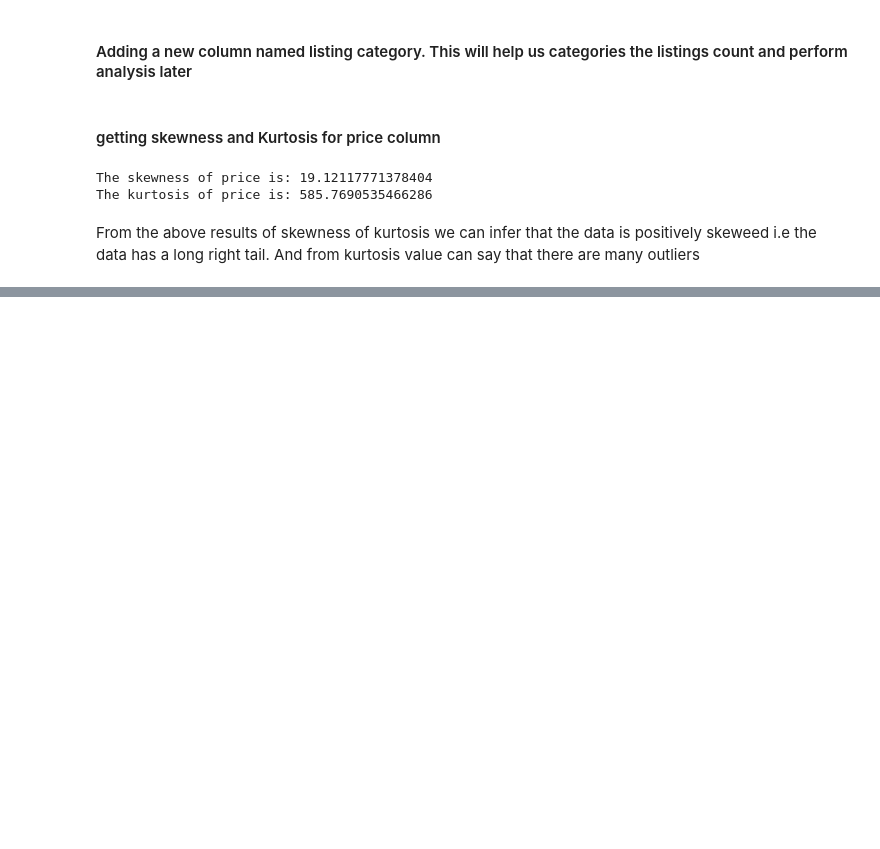
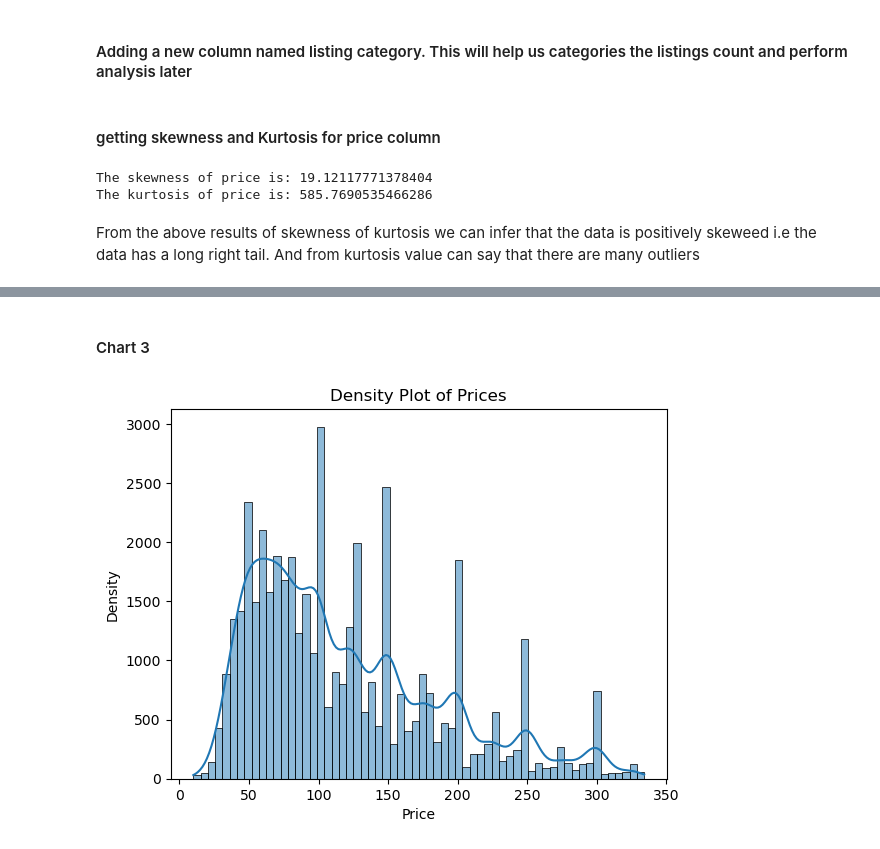
Before and after one commit to Laxmi884/EDA_Airbnb, a Jupyter notebook: Final.ipynb, the cells around one changed output, grey strips where cells are left out. Saved outputs shown, nothing was run; the diff lists cells and outputs as text; code cells hidden in the pictures; blank space fills up the shorter version.

```diff
--- a/Final.ipynb
+++ b/Final.ipynb
@@ -389,0 +392,9 @@ From the above results of skewness of kurtosis we can infer that the data is pos
+# %%
+Q1 = df['price'].quantile(0.25)
+Q3 = df['price'].quantile(0.75)
+IQR = Q3 - Q1
+df_without_outliers = df[(df['price'] >= (Q1 - 1.5 * IQR)) & (df['price'] <= (Q3 + 1.5 * IQR))]
+
+print(f"Number of rows before removing outliers: {len(df)}")
+print(f"Number of rows after removing outliers: {len(df_without_outliers)}")
+print(df_without_outliers.shape)
@@ -389,0 +512,12 @@ From the above results of skewness of kurtosis we can infer that the data is pos
+# %% [markdown]
+#### Chart 3
+# %%
+# chart 3 visualization code
+# Polting the density plot for price after removing outliers
+sns.histplot(df_without_outliers['price'],kde=True)
+plt.title('Density Plot of Prices')
+plt.xlabel('Price')
+plt.ylabel('Density')
+plt.show()
+# %% [output]
+[figure, added]
```
Also changed, not shown: parts of 95 cells of this notebook, 1 other file.
